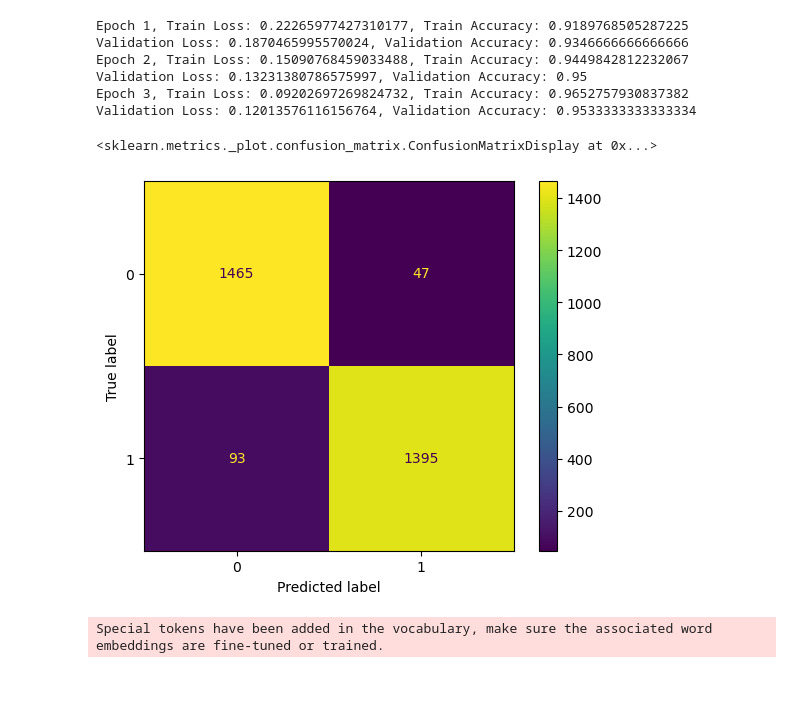
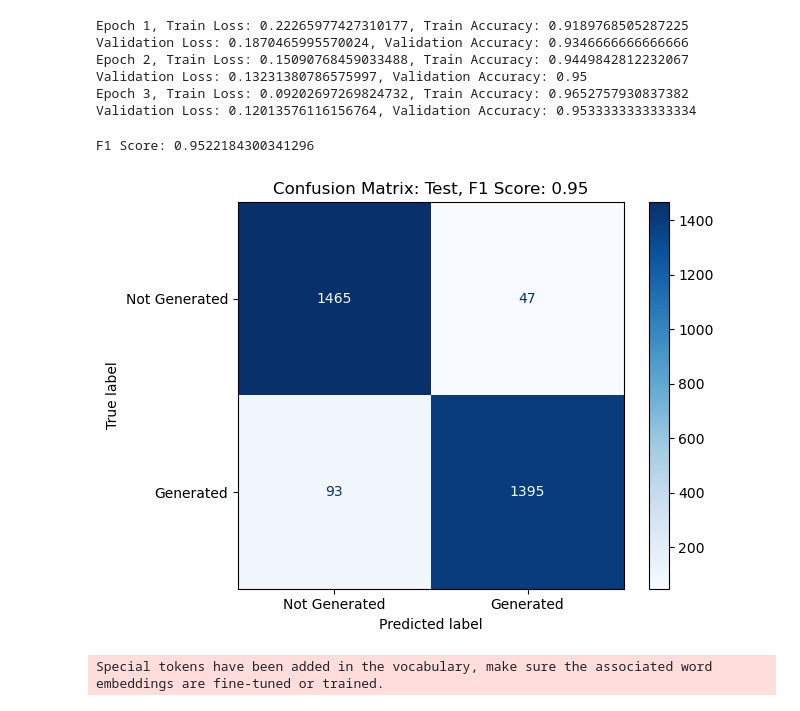
Before and after one commit to anthonypenaflor/CS567_ML_Project, a Jupyter notebook: src/llm-detect-train-val-deberta.ipynb, the cells around one changed output. Saved outputs shown, nothing was run; the diff lists cells and outputs as text; code cells hidden in the pictures; blank space fills up the shorter version.

Commit message:
Update confusion matrices, notebook for data logging

```diff
--- a/src/llm-detect-train-val-deberta.ipynb
+++ b/src/llm-detect-train-val-deberta.ipynb
@@ -133,25 +143,33 @@ Epoch 2, Train Loss: 0.15090768459033488, Train Accuracy: 0.9449842812232067
 Validation Loss: 0.13231380786575997, Validation Accuracy: 0.95
 Epoch 3, Train Loss: 0.09202697269824732, Train Accuracy: 0.9652757930837382
 Validation Loss: 0.12013576116156764, Validation Accuracy: 0.9533333333333334
-# %%
-predictions = []
-true_labels = []
-
-# Run predictions on the validation set, could actually do this in the validation loop above
-model.eval()
-with torch.no_grad():
-    for batch in val_loader:
-        batch = {k: v.to(device) for k, v in batch.items()}
-        outputs = model(**batch)
-        preds = torch.argmax(outputs.logits, dim=-1)
-        predictions.extend(preds.cpu().numpy())
-        true_labels.extend(batch['labels'].cpu().numpy())
+# %%
+def displayConfusionMatrix(y_true, y_pred, dataset, aa=""):
+    # Convert lists to NumPy arrays if not already
+    y_true = np.array(y_true) if isinstance(y_true, list) else y_true
+    y_pred = np.array(y_pred) if isinstance(y_pred, list) else y_pred
+
+    # Calculate F1 score only for binary classification
+    if y_pred.ndim == 1 and len(set(y_pred)) == 2:
+        tn, fp, fn, tp = confusion_matrix(y_true, y_pred).ravel()
+        f1 = 2 * tp / (2 * tp + fp + fn)
+        print("F1 Score:", f1)
+
+    disp = ConfusionMatrixDisplay.from_predictions(
+        y_true,
+        y_pred,
+        display_labels=["Not Generated", "Generated"],
+        cmap=plt.cm.Blues
+    )
+    plt.title(f"Confusion Matrix: {dataset}, F1 Score: {str(f1.round(2))}")
+    plt.tight_layout()
+    plt.savefig(f'../confusion_matrices/{dataset_name}{aa}.png')
+    plt.show()
 # %%
-displayConfusionMatrix = ConfusionMatrixDisplay(confusion_matrix(true_labels, predictions))
-displayConfusionMatrix.plot()
+displayConfusionMatrix(true_labels, predictions, "Test")
 # %% [output]
-<sklearn.metrics._plot.confusion_matrix.ConfusionMatrixDisplay at 0x...>
+F1 Score: 0.9522184300341296
-[figure, old version]
+[figure, new version]
 # %%
 from transformers import T5Tokenizer, T5ForConditionalGeneration
 
```
Also changed, not shown: parts of 5 cells of this notebook, 5 other files.
